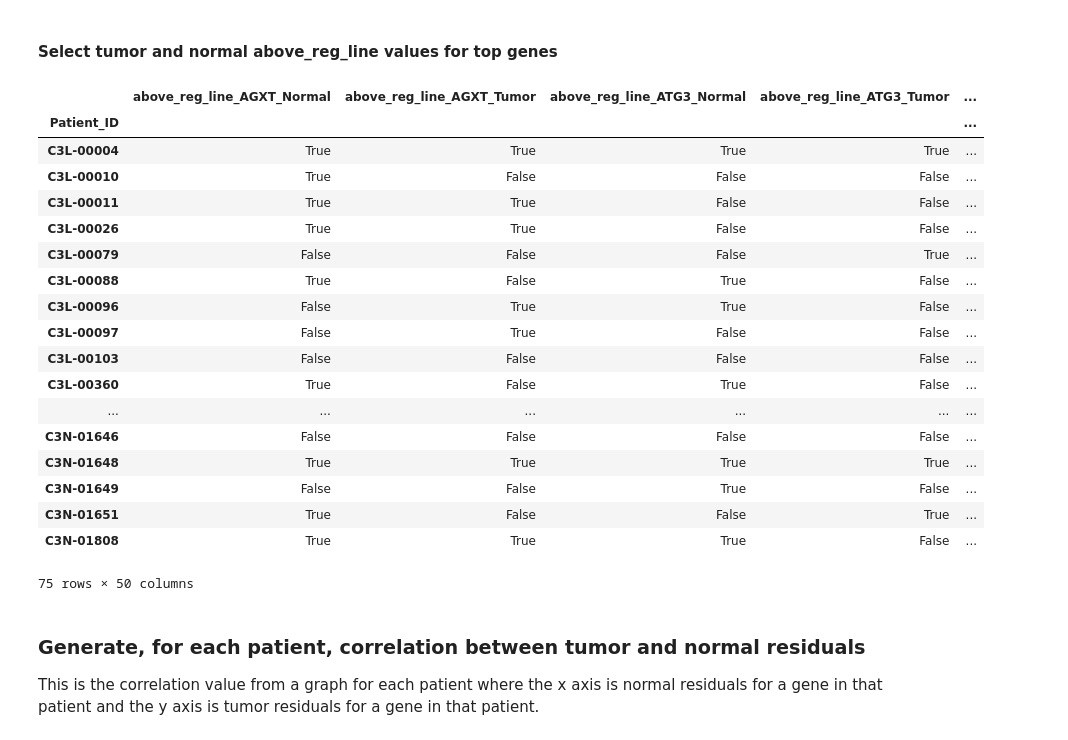
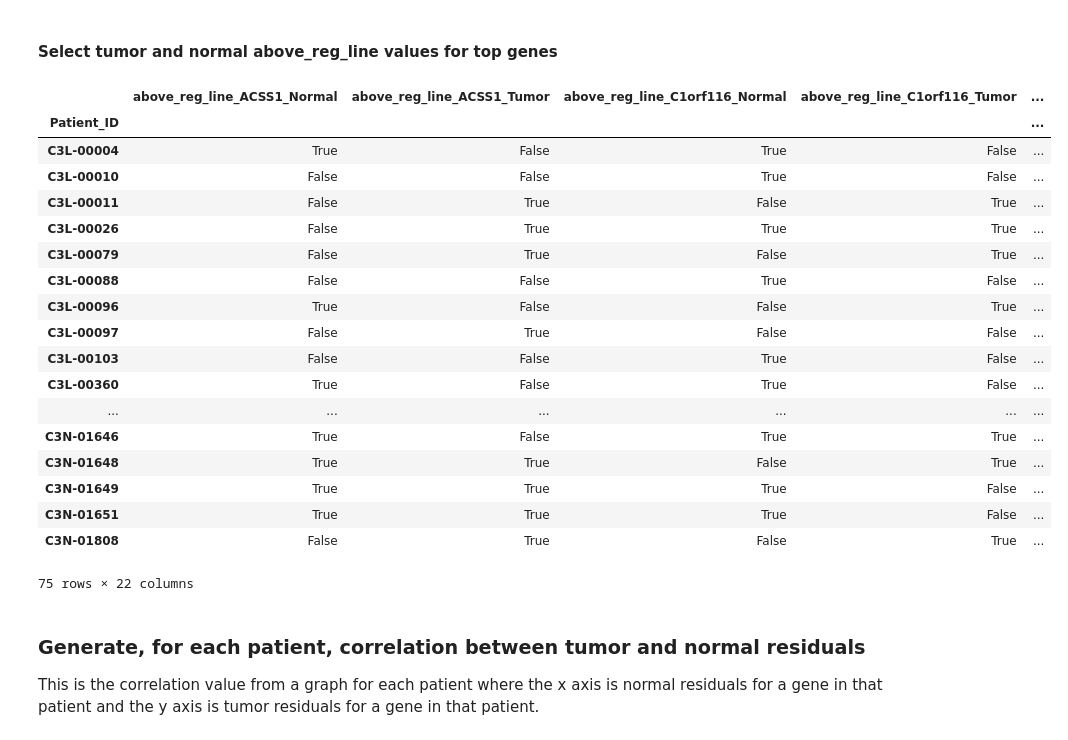
Before and after one commit to caleb-lindgren/deltaCorrML, a Jupyter notebook: load_data.ipynb, the cells around one changed output. Saved outputs shown, nothing was run; the diff lists cells and outputs as text; code cells hidden in the pictures.

```diff
--- a/load_data.ipynb
+++ b/load_data.ipynb
@@ -120,10 +120,7 @@ def get_highest_delta_corr(df):
     df = df.sort_values(by="abs_delta_corr")
     return df["Gene"].iloc[-n:].tolist()
 
-highest_delta_genes = delta_corr.\
-groupby("Cancer").\
-apply(get_highest_delta_corr).\
-rename(f"highest_{n}_delta_corr_genes")
+highest_delta_genes = get_highest_delta_corr(delta_corr)
 
 highest_delta_genes
 # %% [output]
@@ -139,11 +146,12 @@ top_genes_residuals_diff = {}
 for cancer_type in cancer_types:
     res = residuals[cancer_type]
 
-    top_res = res[res["Gene"].isin(highest_delta_genes[cancer_type])].\
-    pivot(
+    top_res = res[res["Gene"].isin(highest_delta_genes)].\
+    pivot_table(
         index=["Patient_ID", "Gene"],
         columns="Tissue",
-        values="orth_resid"
+        values="orth_resid",
+        aggfunc=np.mean, # To handle duplicates--temp until we get Database_ID
     ).\
     dropna(axis=0, how="any").\
     reset_index(drop=False)
@@ -187,54 +195,55 @@ top_genes_residuals_diff["ccrcc"]
 # %%
 above_reg_line_top_genes = {}
 for cancer_type in cancer_types:
     res = residuals[cancer_type]
 
-    top_res = res[res["Gene"].isin(highest_delta_genes[cancer_type])].\
-    pivot(
+    top_res = res[res["Gene"].isin(highest_delta_genes)].\
+    pivot_table(
         index=["Patient_ID", "Gene"],
         columns="Tissue",
-        values="above_reg_line"
+        values="above_reg_line",
+        aggfunc=np.mean, # To handle duplicates--temp until we get Database_ID
     ).\
     dropna(axis=0, how="any").\
     reset_index(drop=False)
 
     top_res = top_res.\
     pivot(
         index="Patient_ID",
         columns="Gene",
         values=["Normal", "Tumor"],
     ).\
     swaplevel(0, 1, axis=1).\
     sort_index(axis=1)
 
     top_res = cput.reduce_multiindex(top_res, flatten=True).\
     add_prefix("above_reg_line_")
 
     top_res.columns.name = None
 
-    above_reg_line_top_genes[cancer_type] = top_res
+    above_reg_line_top_genes[cancer_type] = top_res.astype(bool)
 
 above_reg_line_top_genes["ccrcc"]
 # %% [output]
-|  | above_reg_line_AGXT_Normal | above_reg_line_AGXT_Tumor | above_reg_line_ATG3_Normal | above_reg_line_ATG3_Tumor | ... |
+|  | above_reg_line_ACSS1_Normal | above_reg_line_ACSS1_Tumor | above_reg_line_C1orf116_Normal | above_reg_line_C1orf116_Tumor | ... |
 | Patient_ID |  |  |  |  | ... |
-| C3L-00004 | True | True | True | True | ... |
-| C3L-00010 | True | False | False | False | ... |
-| C3L-00011 | True | True | False | False | ... |
-| C3L-00026 | True | True | False | False | ... |
-| C3L-00079 | False | False | False | True | ... |
-| C3L-00088 | True | False | True | False | ... |
-| C3L-00096 | False | True | True | False | ... |
+| C3L-00004 | True | False | True | False | ... |
+| C3L-00010 | False | False | True | False | ... |
+| C3L-00011 | False | True | False | True | ... |
+| C3L-00026 | False | True | True | True | ... |
+| C3L-00079 | False | True | False | True | ... |
+| C3L-00088 | False | False | True | False | ... |
+| C3L-00096 | True | False | False | True | ... |
 | C3L-00097 | False | True | False | False | ... |
-| C3L-00103 | False | False | False | False | ... |
+| C3L-00103 | False | False | True | False | ... |
 | C3L-00360 | True | False | True | False | ... |
 | ... | ... | ... | ... | ... | ... |
-| C3N-01646 | False | False | False | False | ... |
-| C3N-01648 | True | True | True | True | ... |
-| C3N-01649 | False | False | True | False | ... |
-| C3N-01651 | True | False | False | True | ... |
-| C3N-01808 | True | True | True | False | ... |
+| C3N-01646 | True | False | True | True | ... |
+| C3N-01648 | True | True | False | True | ... |
+| C3N-01649 | True | True | True | False | ... |
+| C3N-01651 | True | True | True | False | ... |
+| C3N-01808 | False | True | False | True | ... |
-75 rows × 50 columns
+75 rows × 22 columns
 # %% [markdown]
 ### Generate, for each patient, correlation between tumor and normal residuals
 
```
Also changed, not shown: parts of 10 cells of this notebook.
